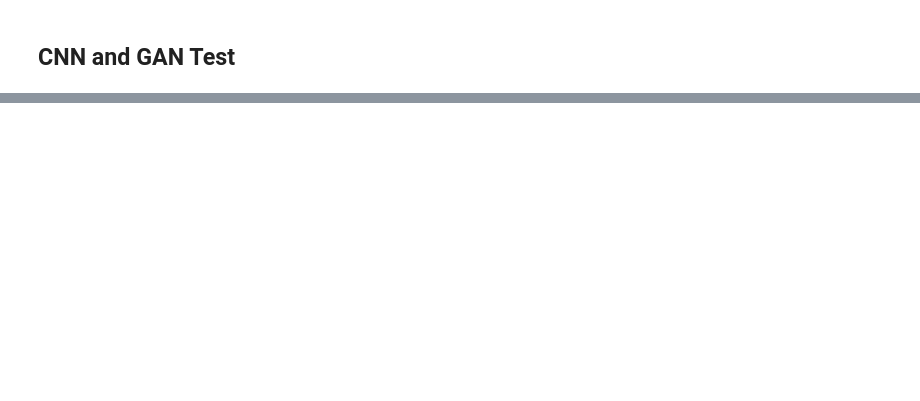
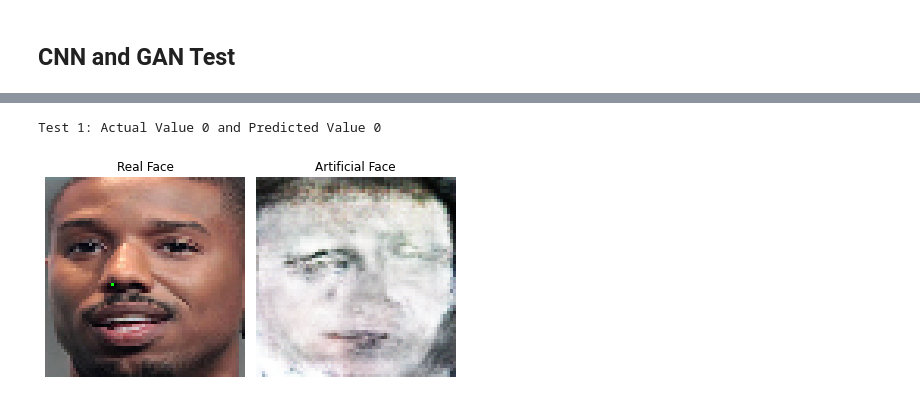
Before and after one commit to BenGriffith/data-science, a Jupyter notebook: capstone/final/generative-adversarial-network.ipynb, the cells around one changed output, grey strips where cells are left out. Cells and saved outputs as stored; diff of their text form; code cells hidden in the pictures; blank space fills up the shorter version.

```diff
--- a/capstone/final/generative-adversarial-network.ipynb
+++ b/capstone/final/generative-adversarial-network.ipynb
@@ -837,19 +835,21 @@ gender_model_trained = load_model('../gdrive/My Drive/colab/gan/supporting/femal
 # %%
 # Test image path
-test_image_files = ['face_14879_0.png', 'face_14884_0.png', 'face_14886_0.png', 'face_30100_1.png', 'face_30101_1.png', 'face_30102_1.png']
+test_image_files = ['face_14879_0.png', 'face_14888_0.png', 'face_30100_1.png', 'face_30101_1.png']
 test_image_path = '../gdrive/My Drive/colab/gan/images/'
 test_temp = '../gdrive/My Drive/colab/gan/temp/'
+
+plot_information = []
 
 for test_image_file in test_image_files:
 
     # Test image path
-    test_image_path = test_image_path + test_image_file
+    temp_dir = test_image_path + test_image_file
 
     # Load model
     net = cv2.dnn.readNetFromCaffe(prototxt, model)
 
     # Load test image
-    test_image = cv2.imread(test_image_path)
+    test_image = cv2.imread(temp_dir)
     (h, w) = test_image.shape[:2]
 
     # Blob for the test image
@@ -877,8 +877,10 @@ for test_image_file in test_image_files:
             cv2.imwrite(test_temp + test_image_file, test_face)
 
     # Test face image processing
-    test_face_image = cv2.imread(test_temp + test_image_file)
+    test_face_image = cv2.imread(test_temp + test_image_file)[:,:,::-1] # Convert to RGB
+    test_face_image_copy_full_size = test_face_image.copy()
     test_face_image_copy = test_face_image.copy()
+    test_face_image_copy = cv2.resize(test_face_image_copy, (64, 64))
     test_face_image = cv2.resize(test_face_image, (64, 64))
     test_face_image = test_face_image.astype('float') / 255.0
     test_face_image = test_face_image.reshape((1, test_face_image.shape[0], test_face_image.shape[1], test_face_image.shape[2]))
@@ -888,8 +890,16 @@ for test_image_file in test_image_files:
     os.remove(test_temp + test_image_file)
 
     # Generate prediction
-    test_image_prediction = gender_model_trained.predict_classes(test_face_image)
+    test_image_prediction = gender_model.predict_classes(test_face_image)
 
-    print('Predicted Value: {}'.format(test_image_prediction[0][0]))
-    print('True Value: {}'.format(test_face_image_label))
-    cv2_imshow(test_face_image_copy)
+    # Seed for GAN
+    gan_seed = tf.random.normal([1, 100])
+
+    if test_image_prediction[0][0] == 0:
+        male_face = male_gan.predict(gan_seed)
+        male_face = male_face[0, :, :]
+        plot_information.append([test_face_image_label, test_image_prediction[0][0], test_face_image_copy, male_face, test_face_image_copy_full_size])
+    #else:
+    #    female_face = female_gan.predict(gan_seed)
+    #    female_face = female_face[0, :, :]
+    #    plot_information.append([test_face_image_label, test_image_prediction[0][0], test_face_image_copy, female_face, test_face_image_copy_full_size])
@@ -904,0 +906,15 @@ Predicted Value: 1
+# %%
+fig, (ax1, ax2) = plt.subplots(1, 2)
+
+print('Test {}: Actual Value {} and Predicted Value {}'.format(str(1), plot_information[0][0], plot_information[0][1]))
+ax1.imshow((plot_information[0][2] + 255).astype(np.uint8))
+ax1.set_title('Real Face')
+ax1.axis('off')
+ax2.imshow((plot_information[0][3] * 127.5 + 127.5).astype(np.uint8))
+ax2.set_title('Artificial Face')
+ax2.axis('off')
+
+plt.tight_layout()
+# %% [output]
+Test 1: Actual Value 0 and Predicted Value 0
+[figure, added]
```
Also changed, not shown: parts of 16 cells of this notebook.
